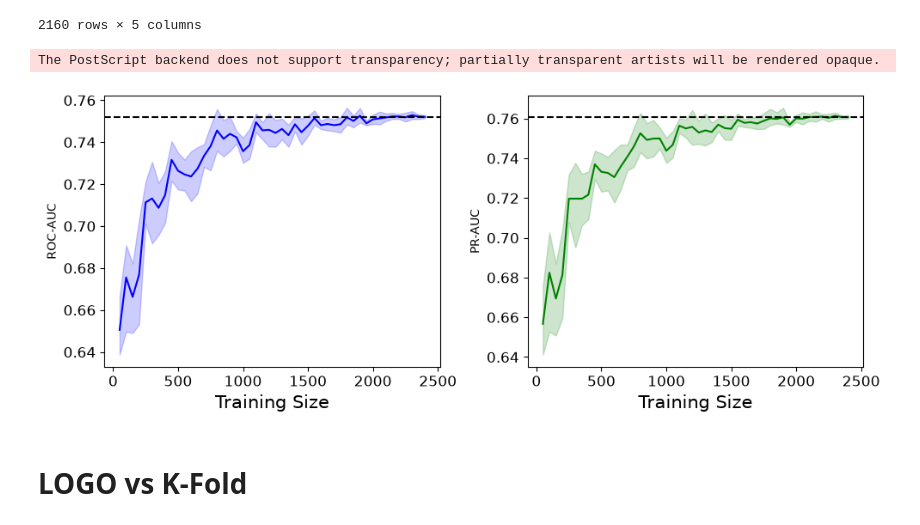
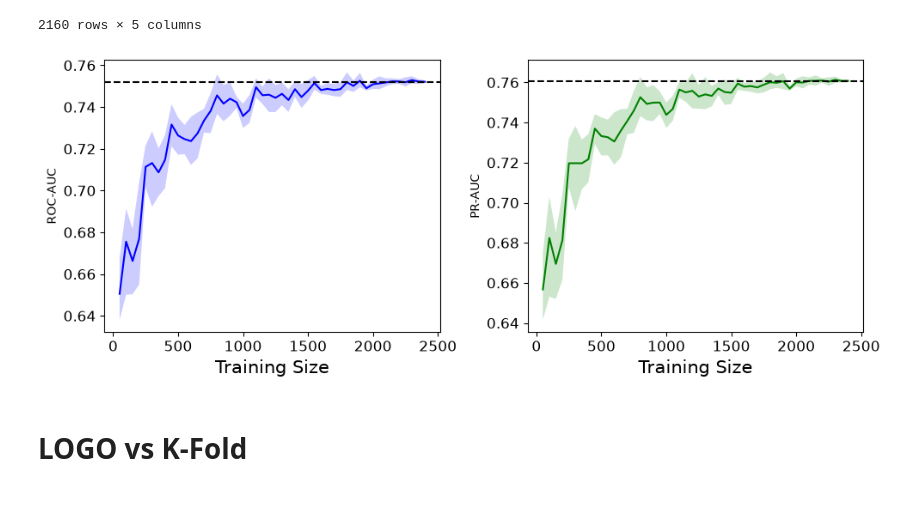
Before and after one commit to apkrfi/unMod-siRNA-Pred, a Jupyter notebook: Check_Performance.ipynb, the cells around one changed output. Saved outputs shown, nothing was run; the diff lists cells and outputs as text; code cells hidden in the pictures.

```diff
--- a/Check_Performance.ipynb
+++ b/Check_Performance.ipynb
@@ -875,28 +875,46 @@ filtered_df
 | 15098 | 2400 | zcurve_databound | LGR | recall | 0.756219 |
 | 15099 | 2400 | zcurve_databound | LGR | fscore | 0.713615 |
 2160 rows × 5 columns
+# %%
+import matplotlib.colors as mcolors
+import numpy as np
+def blend_light(color, alpha=0.2, bg_color='white'):
+    fg = np.array(mcolors.to_rgb(color))
+    bg = np.array(mcolors.to_rgb(bg_color))
+    return tuple(alpha * fg + (1 - alpha) * bg)
 # %%
 fig, axes = plt.subplots(1, 2, figsize=(10, 4), sharey=False, sharex=True)
 roc_df = filtered_df[filtered_df["metric"] == "roc_auc"]
-sns.lineplot(data=roc_df, x="name", y="value", ax=axes[0], color="Blue", errorbar="ci")
+main_color = "blue"
+ci_color = blend_light(main_color, alpha=0.2)
+sns.lineplot(
+    data=roc_df, x="name", y="value", ax=axes[0],
+    color="blue", errorbar="ci",
+    err_kws={"facecolor": ci_color, "edgecolor": "none", "alpha": 1.0}
+)
 axes[0].axhline(roc_df.loc[roc_df["name"] == 2400, "value"].mean(), ls="--", c="Black")
 axes[0].set_xlabel("Training Size", size=15)
 axes[0].tick_params(axis="y", labelsize=12)
 axes[0].set_ylabel("ROC-AUC")
 axes[0].tick_params(axis="x", labelsize=12)
 pr_df = filtered_df[filtered_df["metric"] == "pr_auc"]
-sns.lineplot(data=pr_df, x="name", y="value", ax=axes[1], color="Green", errorbar="ci")
+main_color = "green"
+ci_color = blend_light(main_color, alpha=0.2)
+sns.lineplot(
+    data=pr_df, x="name", y="value", ax=axes[1],
+    color="green", errorbar="ci",
+   err_kws={"facecolor": ci_color, "edgecolor": "none", "alpha": 1.0}
+)
 axes[1].axhline(pr_df.loc[pr_df["name"] == 2400, "value"].mean(), ls="--", c="Black")
 axes[1].set_xlabel("Training Size", size=15)
 axes[1].tick_params(axis="x", labelsize=12)
 axes[1].tick_params(axis="y", labelsize=12)
 axes[1].set_ylabel("PR-AUC")
 plt.tight_layout()
 plt.savefig("images/data bound.eps")
 plt.show()
 # %% [output]
-The PostScript backend does not support transparency; partially transparent artists will be rendered opaque.
-[figure, old version]
+[figure, new version]
 # %% [markdown]
 # LOGO vs K-Fold
 # %%
```
Also changed, not shown: 1 other file.
